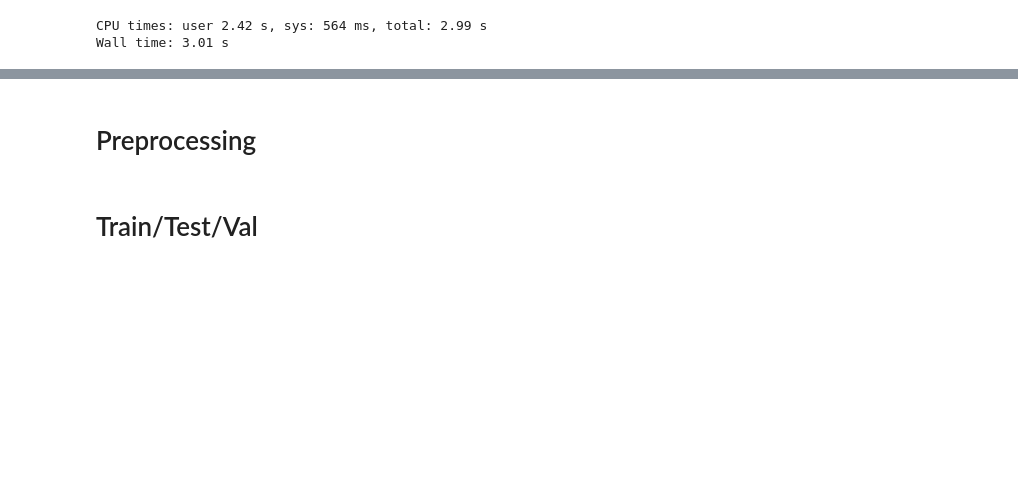
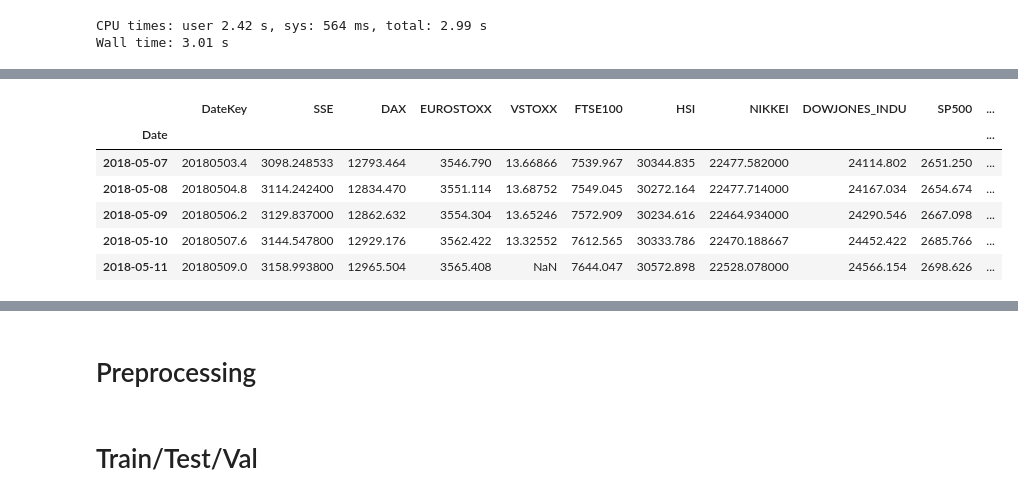
Before and after one commit to Robert-Aduviri/DSG-2018-Qualifiers, a Jupyter notebook: notebooks/chu/JC-03-Week-Model.ipynb, the cells around one changed output, grey strips where cells are left out. Saved outputs shown, nothing was run; the diff lists cells and outputs as text; code cells hidden in the pictures; blank space fills up the shorter version.

```diff
--- a/notebooks/chu/JC-03-Week-Model.ipynb
+++ b/notebooks/chu/JC-03-Week-Model.ipynb
@@ -159,0 +212,11 @@ len(weeks)
+# %%
+short_rolling = macro_filtered_dates.rolling(window=5).mean()
+short_rolling.tail()
+# %% [output]
+|  | DateKey | SSE | DAX | EUROSTOXX | VSTOXX | FTSE100 | HSI | NIKKEI | DOWJONES_INDU | SP500 | ... |
+| Date |  |  |  |  |  |  |  |  |  |  | ... |
+| 2018-05-07 | 20180503.4 | 3098.248533 | 12793.464 | 3546.790 | 13.66866 | 7539.967 | 30344.835 | 22477.582000 | 24114.802 | 2651.250 | ... |
+| 2018-05-08 | 20180504.8 | 3114.242400 | 12834.470 | 3551.114 | 13.68752 | 7549.045 | 30272.164 | 22477.714000 | 24167.034 | 2654.674 | ... |
+| 2018-05-09 | 20180506.2 | 3129.837000 | 12862.632 | 3554.304 | 13.65246 | 7572.909 | 30234.616 | 22464.934000 | 24290.546 | 2667.098 | ... |
+| 2018-05-10 | 20180507.6 | 3144.547800 | 12929.176 | 3562.422 | 13.32552 | 7612.565 | 30333.786 | 22470.188667 | 24452.422 | 2685.766 | ... |
+| 2018-05-11 | 20180509.0 | 3158.993800 | 12965.504 | 3565.408 | NaN | 7644.047 | 30572.898 | 22528.078000 | 24566.154 | 2698.626 | ... |
```
Also changed, not shown: parts of 16 cells of this notebook.
